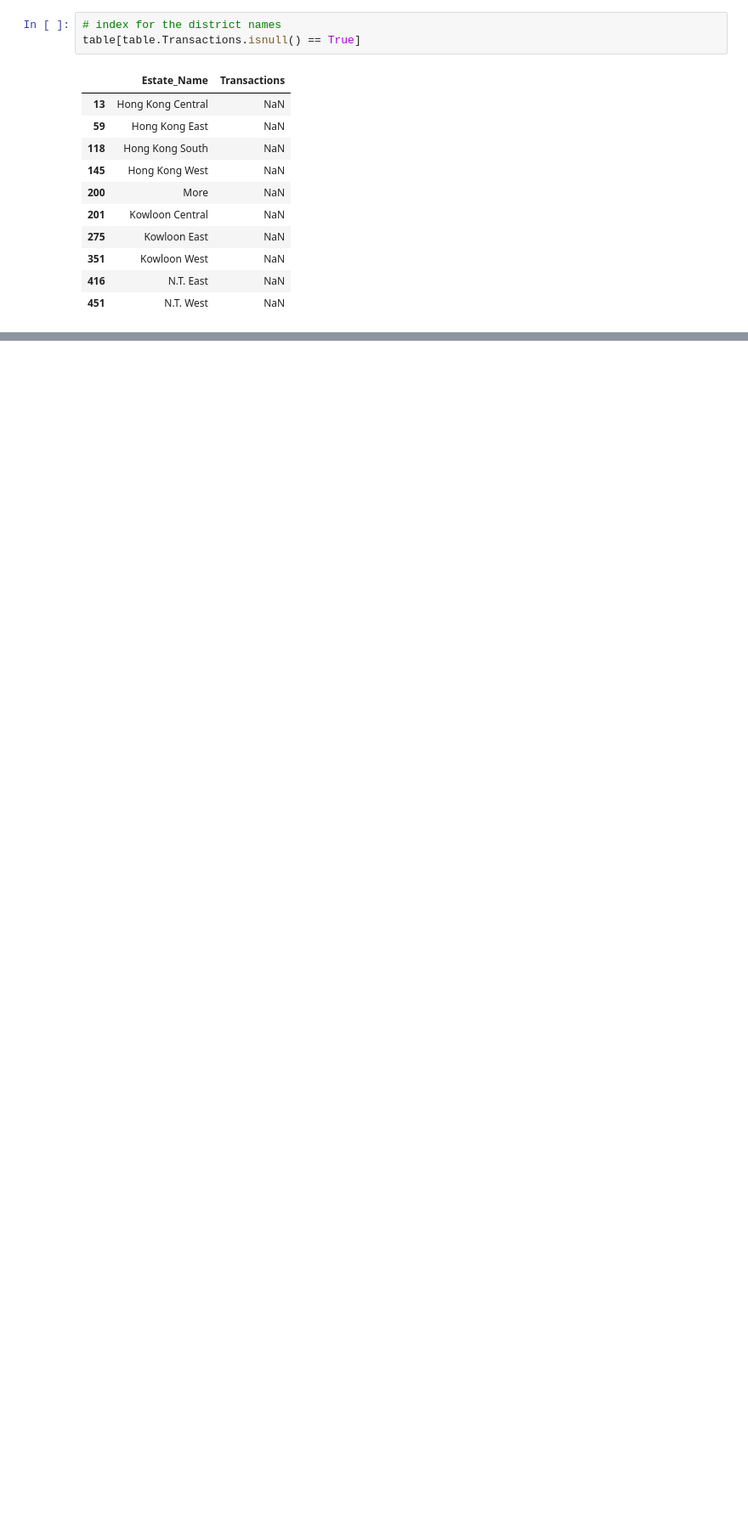
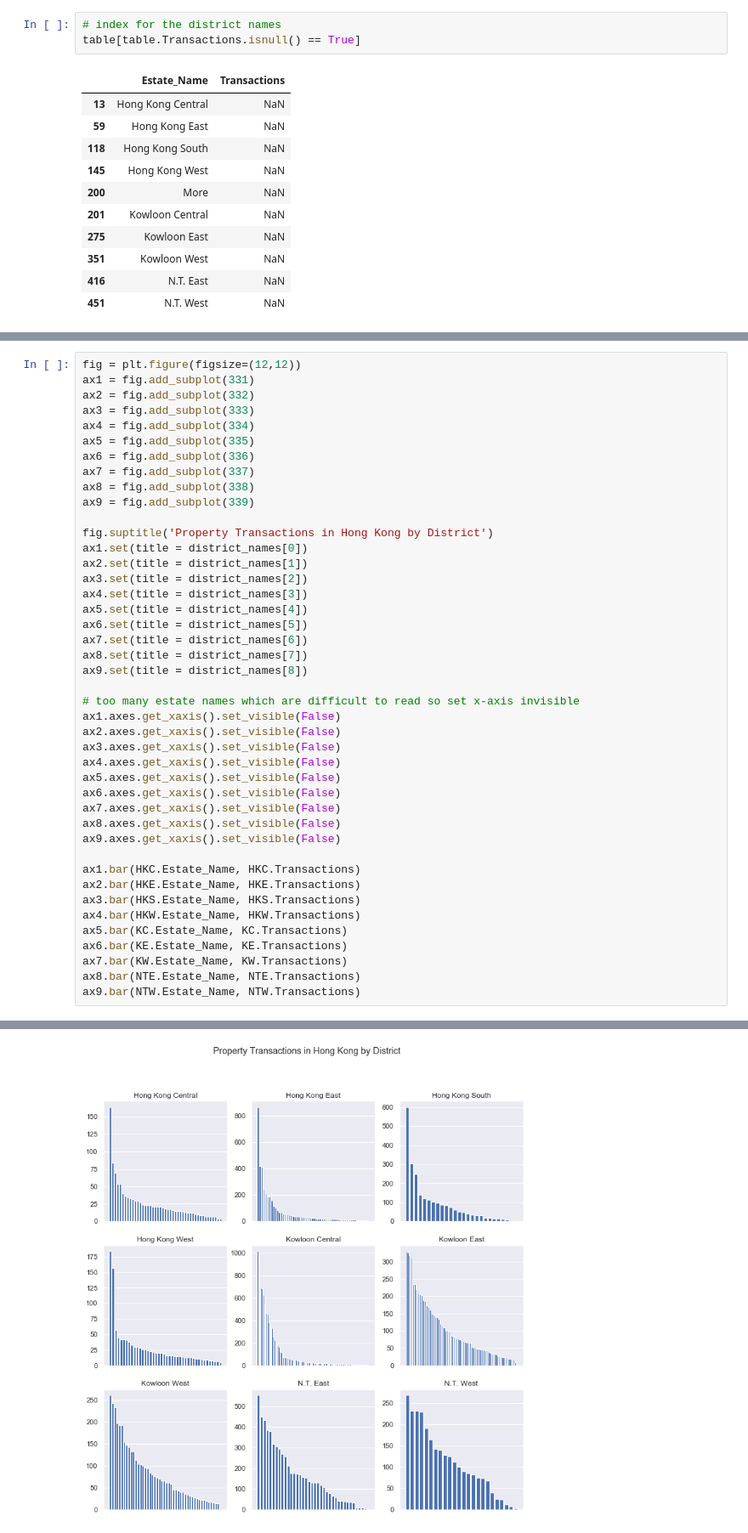
Before and after one commit to entercloud9/group4, a Jupyter notebook: transaction_history_graphs.ipynb, the cells around one changed output, grey strips where cells are left out. Shown at 85% size. Cells and saved outputs as stored; diff of their text form; blank space fills up the shorter version.

```diff
--- a/transaction_history_graphs.ipynb
+++ b/transaction_history_graphs.ipynb
@@ -126,0 +133,44 @@ district_df = [HKC, HKE, HKS, HKW, KC, KE, KW, NTE, NTW]
+# %%
+fig = plt.figure(figsize=(12,12))
+ax1 = fig.add_subplot(331)
+ax2 = fig.add_subplot(332)
+ax3 = fig.add_subplot(333)
+ax4 = fig.add_subplot(334)
+ax5 = fig.add_subplot(335)
+ax6 = fig.add_subplot(336)
+ax7 = fig.add_subplot(337)
+ax8 = fig.add_subplot(338)
+ax9 = fig.add_subplot(339)
+
+fig.suptitle('Property Transactions in Hong Kong by District')
+ax1.set(title = district_names[0])
+ax2.set(title = district_names[1])
+ax3.set(title = district_names[2])
+ax4.set(title = district_names[3])
+ax5.set(title = district_names[4])
+ax6.set(title = district_names[5])
+ax7.set(title = district_names[6])
+ax8.set(title = district_names[7])
+ax9.set(title = district_names[8])
+
+# too many estate names which are difficult to read so set x-axis invisible
+ax1.axes.get_xaxis().set_visible(False)
+ax2.axes.get_xaxis().set_visible(False)
+ax3.axes.get_xaxis().set_visible(False)
+ax4.axes.get_xaxis().set_visible(False)
+ax5.axes.get_xaxis().set_visible(False)
+ax6.axes.get_xaxis().set_visible(False)
+ax7.axes.get_xaxis().set_visible(False)
+ax8.axes.get_xaxis().set_visible(False)
+ax9.axes.get_xaxis().set_visible(False)
+
+ax1.bar(HKC.Estate_Name, HKC.Transactions)
+ax2.bar(HKE.Estate_Name, HKE.Transactions)
+ax3.bar(HKS.Estate_Name, HKS.Transactions)
+ax4.bar(HKW.Estate_Name, HKW.Transactions)
+ax5.bar(KC.Estate_Name, KC.Transactions)
+ax6.bar(KE.Estate_Name, KE.Transactions)
+ax7.bar(KW.Estate_Name, KW.Transactions)
+ax8.bar(NTE.Estate_Name, NTE.Transactions)
+ax9.bar(NTW.Estate_Name, NTW.Transactions)
+# %% [output]
@@ -127 +178,2 @@ district_df = [HKC, HKE, HKS, HKW, KC, KE, KW, NTE, NTW]
+[figure, added]
 # %%
```
Also changed, not shown: parts of 19 cells of this notebook.
